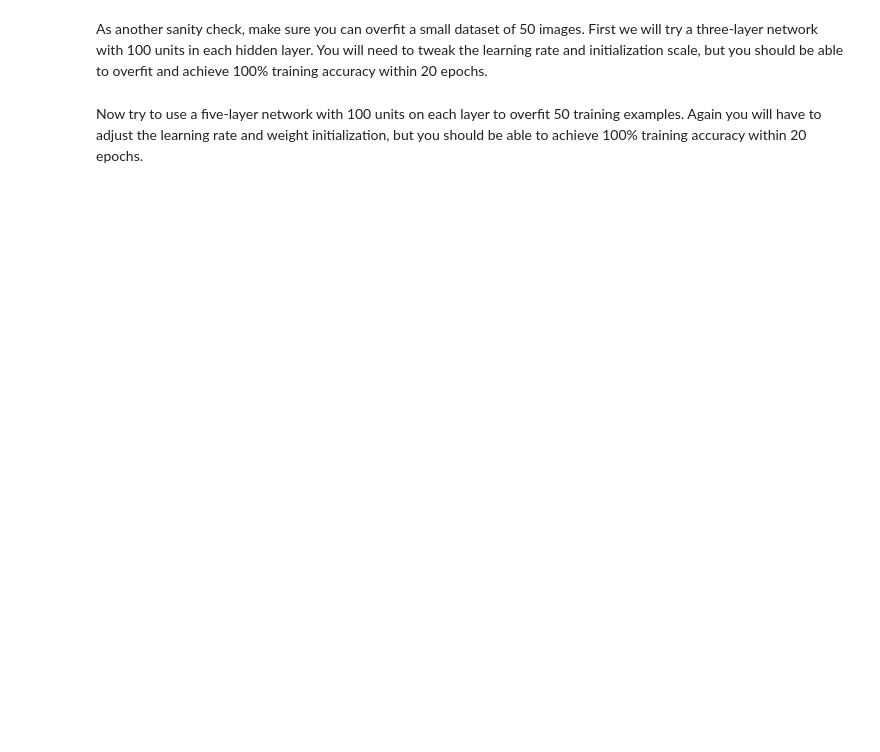
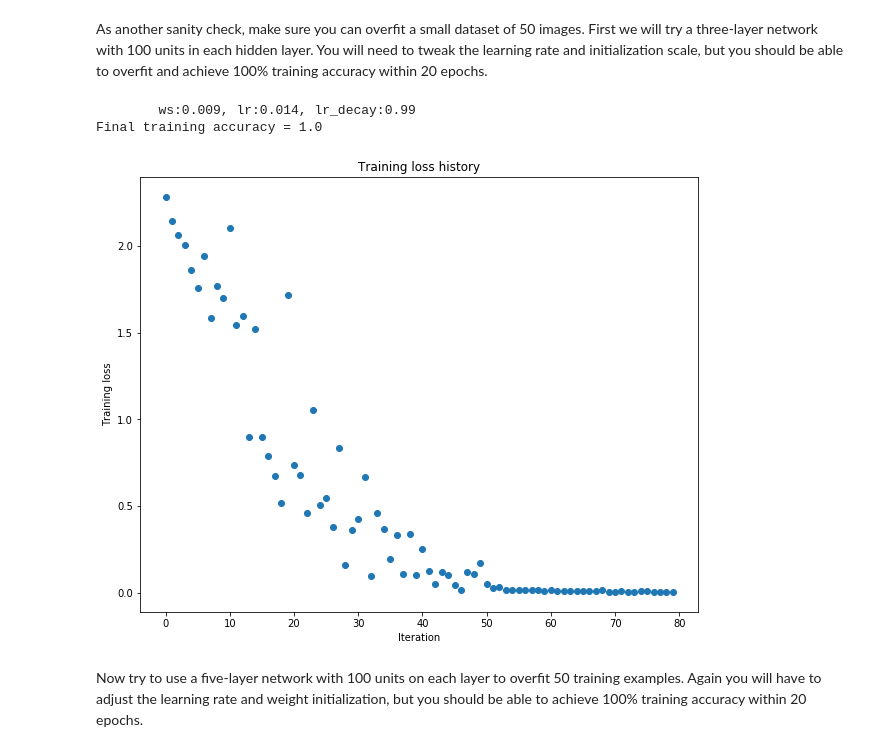
Before and after one commit to caven-yang/cs231n, a Jupyter notebook: assignment2/FullyConnectedNets.ipynb, the cells around one changed output. Saved outputs shown, nothing was run; the diff lists cells and outputs as text; code cells hidden in the pictures; blank space fills up the shorter version.

Commit message:
[FullyConnectedNetworks] check in fc_net

```diff
--- a/assignment2/FullyConnectedNets.ipynb
+++ b/assignment2/FullyConnectedNets.ipynb
@@ -417,32 +435,52 @@ As another sanity check, make sure you can overfit a small dataset of 50 images.
 # %%
 # TODO: Use a three-layer Net to overfit 50 training examples.
 
 num_train = 50
 small_data = {
   'X_train': data['X_train'][:num_train],
   'y_train': data['y_train'][:num_train],
   'X_val': data['X_val'],
   'y_val': data['y_val'],
 }
 
-weight_scale = 1e-2
-learning_rate = 1e-4
-model = FullyConnectedNet([100, 100],
-              weight_scale=weight_scale, dtype=np.float64)
-solver = Solver(model, small_data,
-                print_every=10, num_epochs=20, batch_size=25,
+for weight_scale in [9e-3]:
+    for learning_rate in [1.4e-2 ]:
+        for lr_decay in [ 0.99]:
+            print("\n\tws:{}, lr:{}, lr_decay:{}".format(
+                    weight_scale,
+                    learning_rate,
+                    lr_decay,
+            ))
+            model = FullyConnectedNet(
+                [100, 100],
+                weight_scale=weight_scale,
+                dtype=np.float64
+            )
+            solver = Solver(
+                model,
+                small_data,
+                print_every=20,
+                num_epochs=40,
+                batch_size=25,
                 update_rule='sgd',
                 optim_config={
                   'learning_rate': learning_rate,
-                }
-         )
-solver.train()
+                },
+                lr_decay=lr_decay,
+                verbose=False,
+                dbg=True,
+            )
+            solver.train()
 
 plt.plot(solver.loss_history, 'o')
 plt.title('Training loss history')
 plt.xlabel('Iteration')
 plt.ylabel('Training loss')
 plt.show()
+# %% [output]
+        ws:0.009, lr:0.014, lr_decay:0.99
+Final training accuracy = 1.0
+[figure, added]
 # %% [markdown]
 Now try to use a five-layer network with 100 units on each layer to overfit 50 training examples. Again you will have to adjust the learning rate and weight initialization, but you should be able to achieve 100% training accuracy within 20 epochs.
 # %%
```
Also changed, not shown: parts of 3 cells of this notebook, 2 other files.
